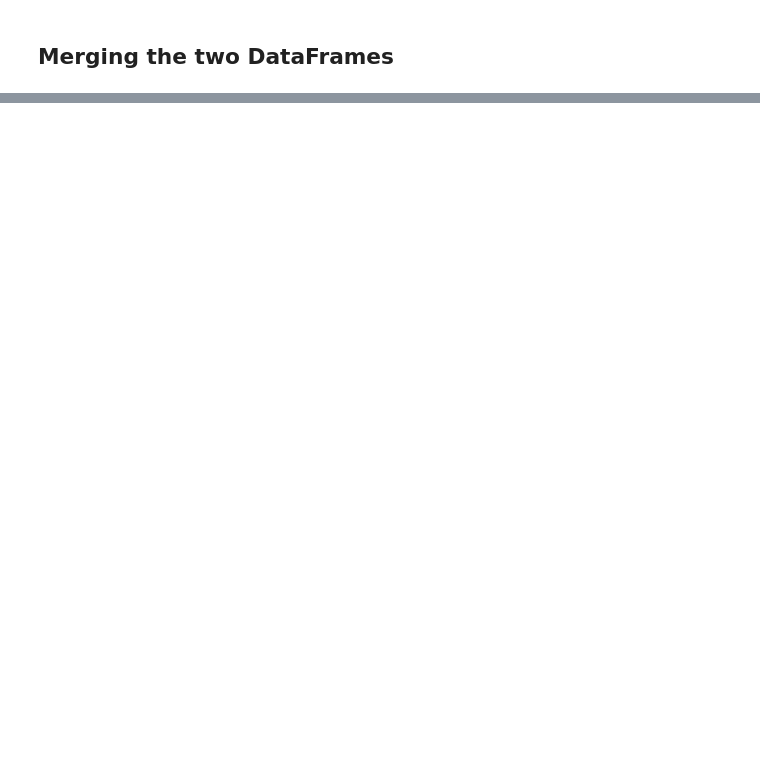
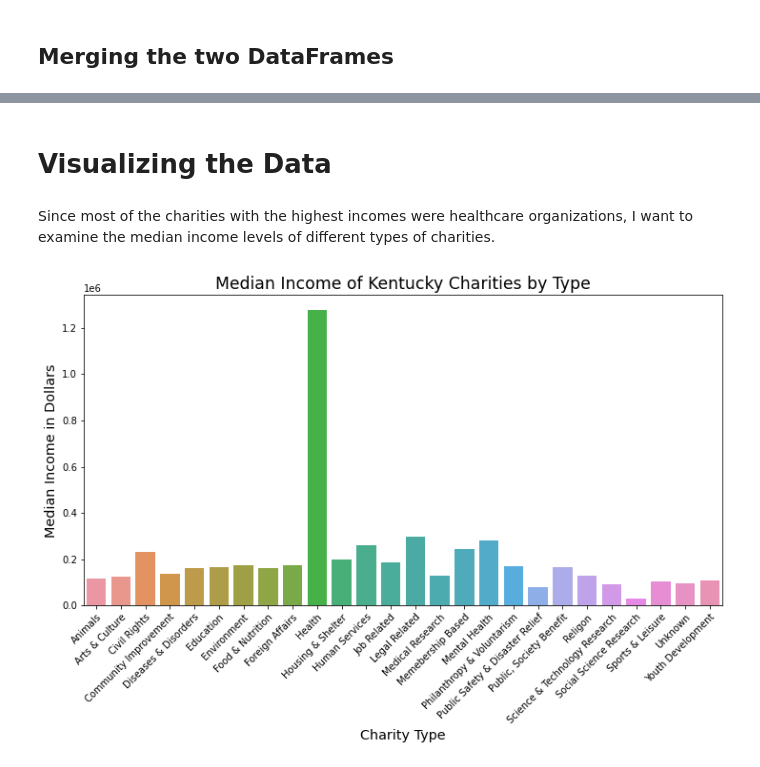
Before and after one commit to RebeccaVachon/KY_Charities_and_Income, a Jupyter notebook: Charities_and_Income.ipynb, the cells around one changed output, grey strips where cells are left out. Drawn from its saved outputs; the diff is of its cells as text; code cells hidden in the pictures; blank space fills up the shorter version.

Commit message:
added second data source

```diff
--- a/Charities_and_Income.ipynb
+++ b/Charities_and_Income.ipynb
@@ -176,0 +237,22 @@ merged_df.head()
+# %% [markdown]
+# Visualizing the Data
+# %% [markdown]
+Since most of the charities with the highest incomes were healthcare organizations, I want to examine the median income levels of different types of charities.
+# %%
+# First, I will create a new data frame where the charities are sorted by type
+
+# I will start by dropping any charities with no income
+charities_by_type = charity_df[charity_df.INCOME_AMT > 0]
+
+
+charities_by_type = charities_by_type.groupby('NTEE_COMMON_CODE')['INCOME_AMT'].median().reset_index(name='Median_Income')
+# %%
+plt.figure(figsize=(12,6))
+sns.barplot (x='NTEE_COMMON_CODE', y='Median_Income', data=charities_by_type)
+plt.title ("Median Income of Kentucky Charities by Type", fontsize='xx-large')
+plt.xlabel ('Charity Type', fontsize='x-large')
+plt.ylabel ('Median Income in Dollars', fontsize='x-large')
+plt.xticks(rotation=45, ha='right', rotation_mode='anchor')
+plt.show()
+# %% [output]
+[figure, added]
```
Also changed, not shown: parts of 13 cells of this notebook.
